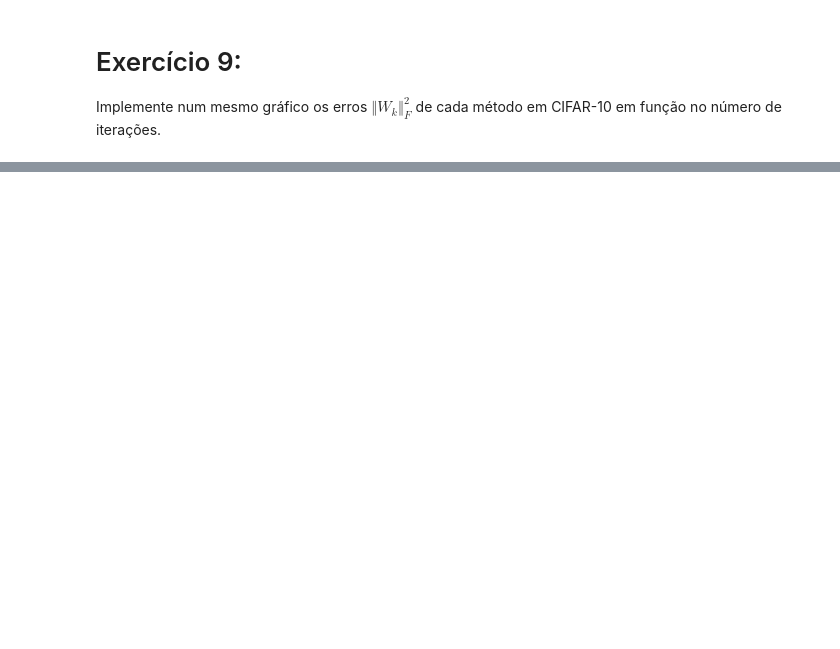
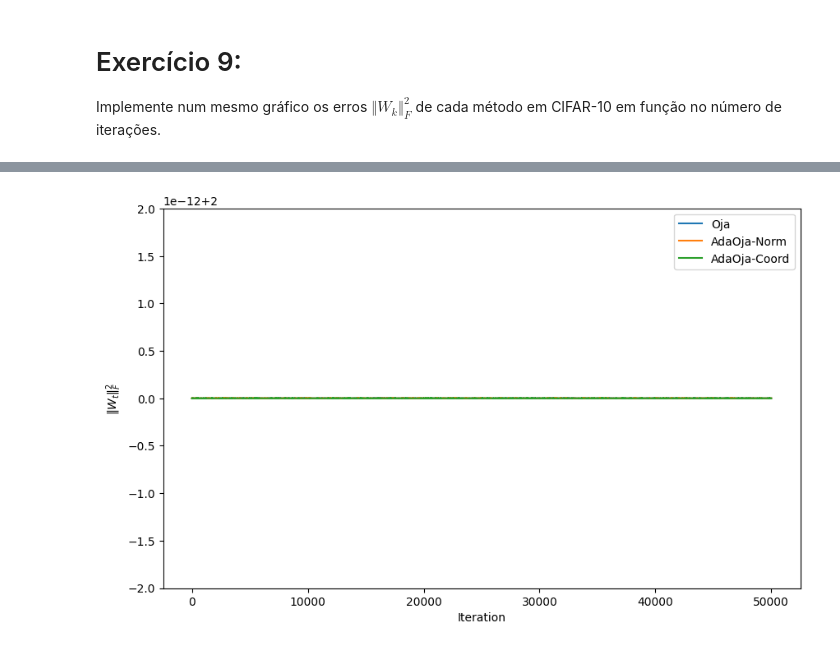
Before and after one commit to scrocha/otimizacao-OCD-2024, a Jupyter notebook: Atividade_08/streaming_PCA_Sillas.ipynb, the cells around one changed output, grey strips where cells are left out. Drawn from its saved outputs; the diff is of its cells as text; code cells hidden in the pictures; blank space fills up the shorter version.

```diff
--- a/Atividade_08/streaming_PCA_Sillas.ipynb
+++ b/Atividade_08/streaming_PCA_Sillas.ipynb
@@ -367,11 +367,11 @@ unpickle('./datasets/data_batch_2')[b'data'].shape, unpickle('./datasets/data_ba
 # %%
 # Colocando m batches em uma única matriz de dados X e escolhendo k:
 db = []
-m = 1
-k = 1
+m = 5
+k = 2
 
 for i in range(1, m+1):
-    db.append(unpickle('data_batch_' + str(i))[b'data'])
+    db.append(unpickle('./datasets/data_batch_' + str(i))[b'data'])
 CIFAR = np.vstack(db)
 
 # Centralizando os dados:
@@ -424,3 +471,30 @@ NOTA: se `random=True`, inicialize o método  AdaOja-Coord tomando $W_0$ como o
+# %%
+#Escreva código aqui
+def AdaOja_Coord_real(X:np.ndarray, k:int, eta:float, b0:float, random:bool) -> tuple[list[float], np.ndarray]:
+    n, d = X.shape
+    errors = list()
+
+    if random:
+        W = la.qr(np.random.randn(d, k))[0]
+    else:
+        W = np.zeros((d, k))
+
+    b_t = (b0 * np.ones(k)).reshape(-1, 1)
+
+    for t in range(1, n + 1):
+        x_t = X[t - 1].reshape(-1, 1)
+        G_t = x_t @ x_t.T @ W
+
+        for j in range(k):
+            b_t[j] = np.sqrt(b_t[j] ** 2 + la.norm(G_t[:, j]) ** 2)
+            W[:, j] += (eta / b_t[j]) * G_t[:, j]
+
+        W = la.qr(W)[0]
+
+        error = la.norm(W, 'fro') ** 2
+        errors.append(float(error))
+
+    return errors, W
 # %%
 #Exemplo:
 ans3 = AdaOja_Coord_real(X, k, eta=10*1e-1, b0=1e-5, random=False)
@@ -443,0 +512,13 @@ Implemente num mesmo gráfico os erros $\Vert W_k\Vert_F^2$ de cada método em C
+# %%
+#Escreva código aqui
+
+plt.figure(figsize=(10, 6))
+plt.plot(error_Oja_real, label='Oja')
+plt.plot(error_AdaOja_real, label='AdaOja-Norm')
+plt.plot(error_AdaOja_Coord_real, label='AdaOja-Coord')
+plt.xlabel('Iteration')
+plt.ylabel(r'$\Vert W_t \Vert^2_F$')
+plt.legend()
+plt.show()
+# %% [output]
+[figure, added]
```
Also changed, not shown: parts of 15 cells of this notebook.
